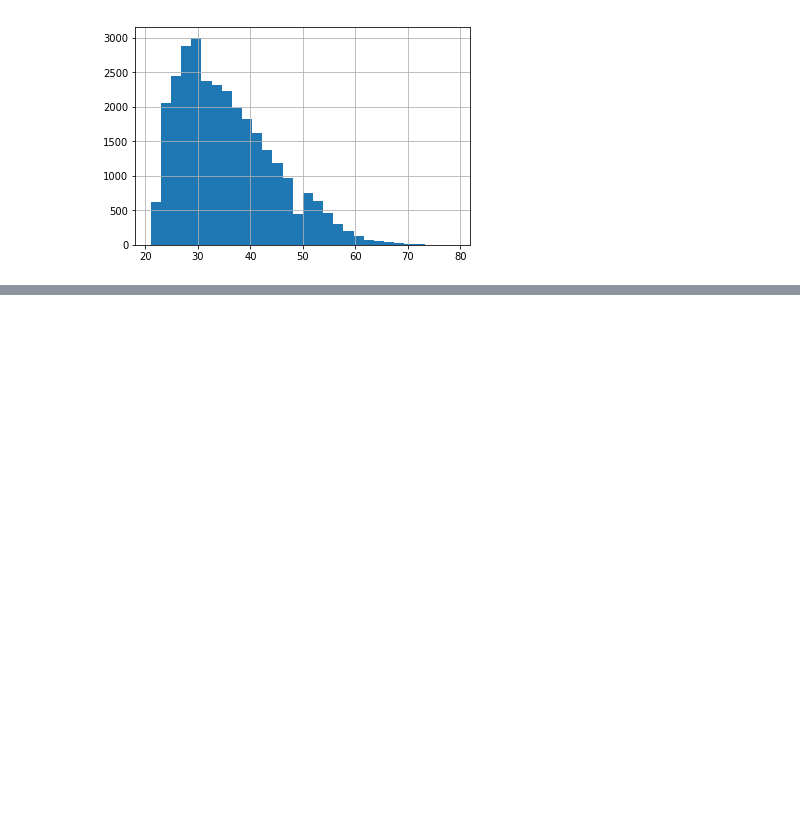
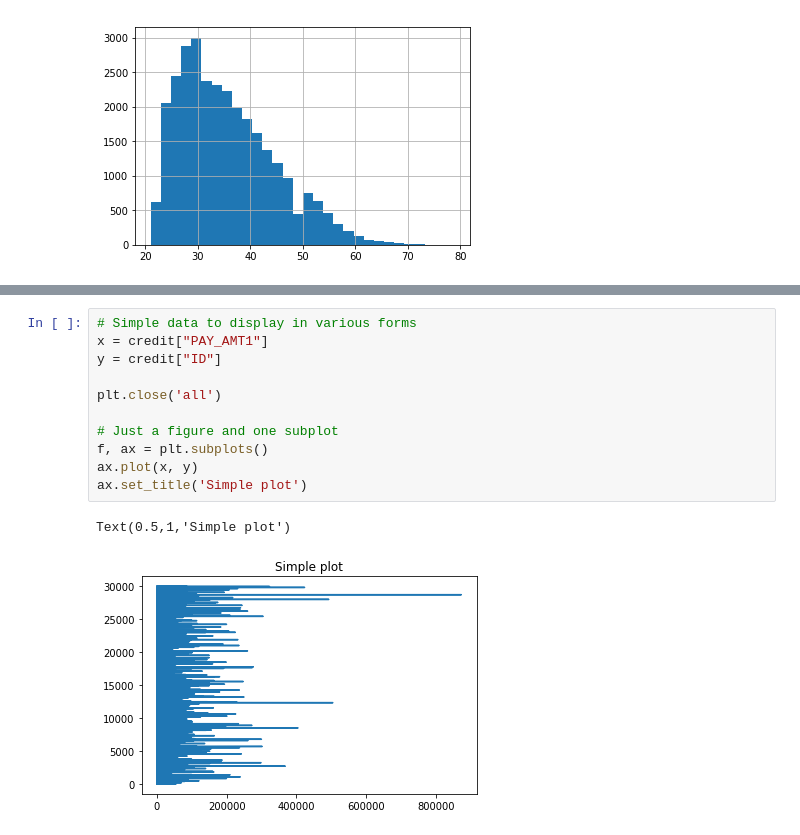
Before and after one commit to KatyaBrenes/Data-Science-Task1, a Jupyter notebook: C5 Task2 KatyaBrenesv2.ipynb, the cells around one changed output, grey strips where cells are left out. Cells and saved outputs as stored; diff of their text form; blank space fills up the shorter version.

```diff
--- a/C5 Task2 KatyaBrenesv2.ipynb
+++ b/C5 Task2 KatyaBrenesv2.ipynb
@@ -761,0 +819,14 @@ credit['AGE'].hist(bins=30)
+# %%
+# Simple data to display in various forms
+x = credit["PAY_AMT1"]
+y = credit["ID"]
+
+plt.close('all')
+
+# Just a figure and one subplot
+f, ax = plt.subplots()
+ax.plot(x, y)
+ax.set_title('Simple plot')
+# %% [output]
+Text(0.5,1,'Simple plot')
+[figure, added]
```
Also changed, not shown: parts of 15 cells of this notebook.
